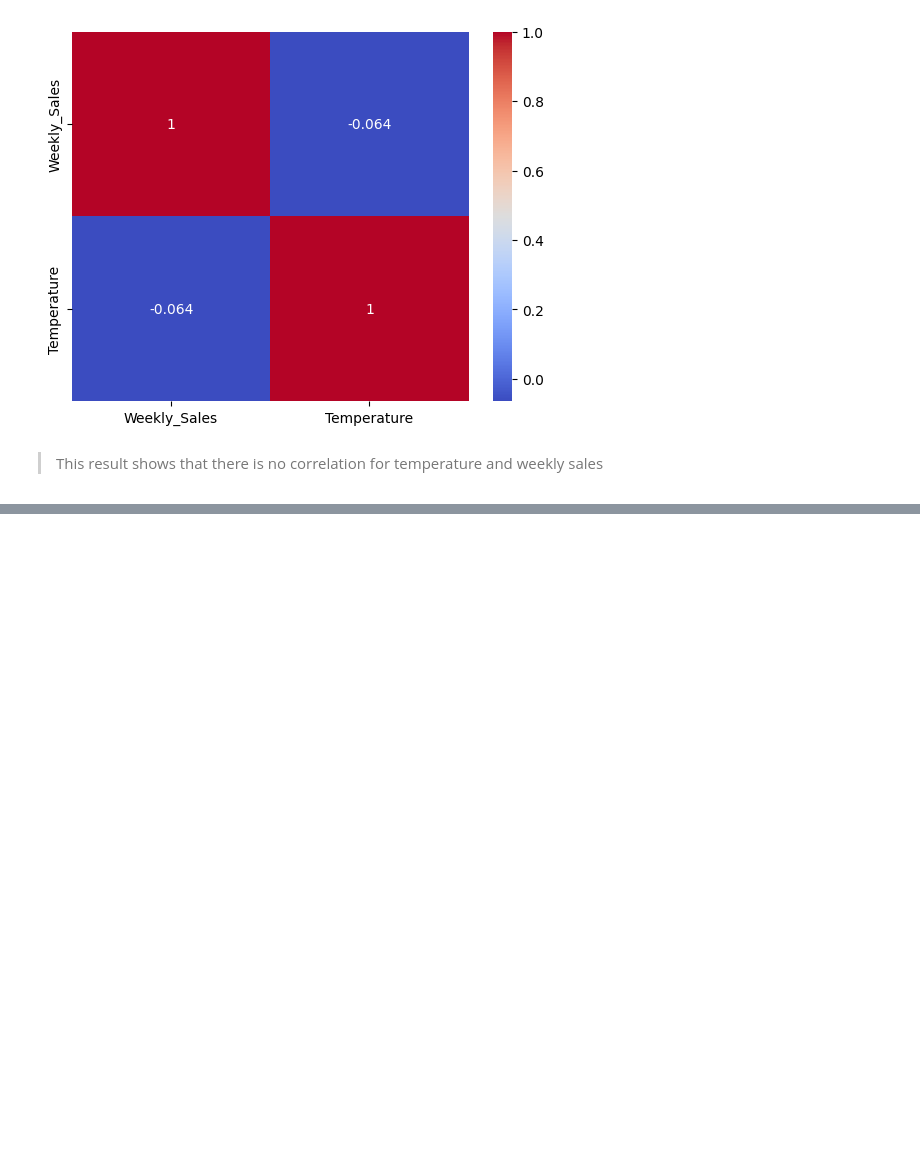
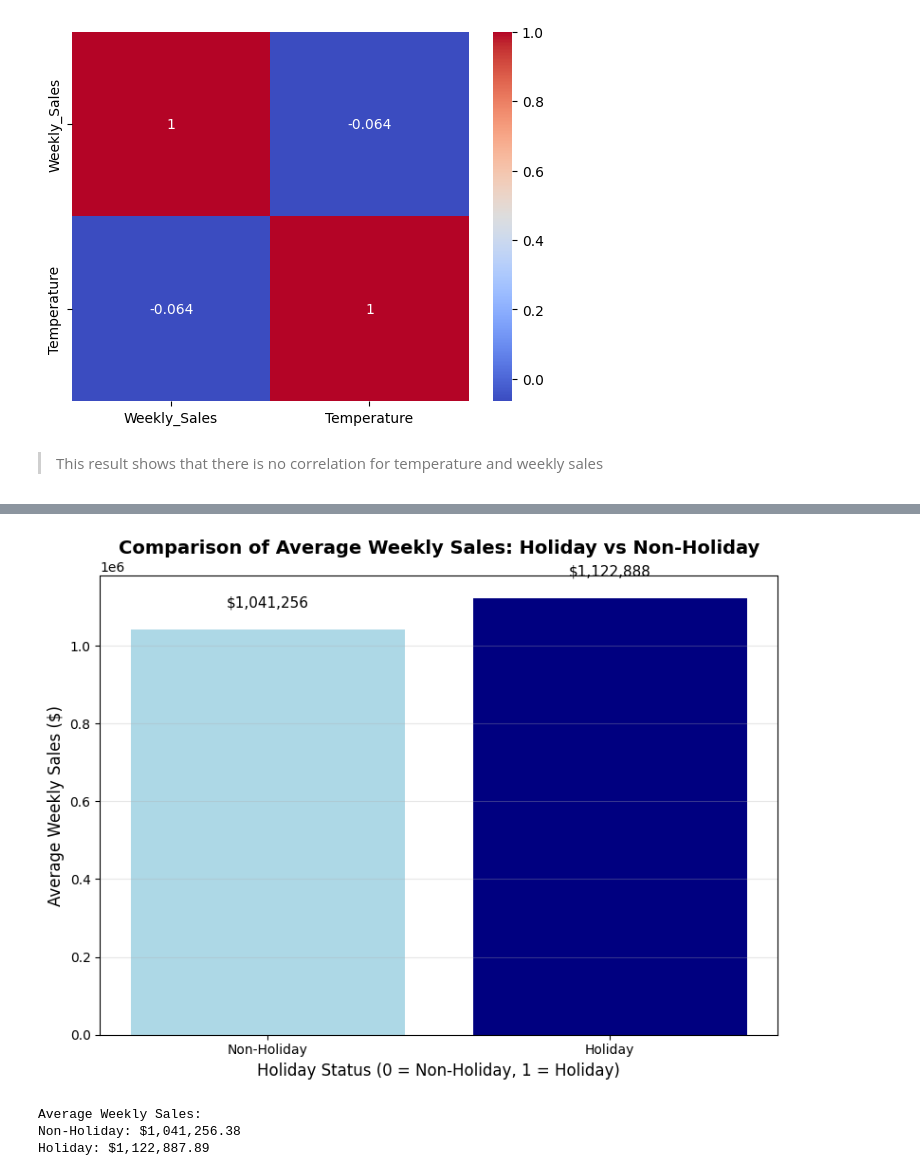
Before and after one commit to iam-devAlhan/Walmart_Sales_Trends_Prediction, a Jupyter notebook: notebooks/visualization.ipynb, the cells around one changed output, grey strips where cells are left out. Drawn from its saved outputs; the diff is of its cells as text; code cells hidden in the pictures; blank space fills up the shorter version.

```diff
--- a/notebooks/visualization.ipynb
+++ b/notebooks/visualization.ipynb
@@ -114,0 +131,31 @@ plt.show()
+# %%
+# Average Weekly Sales: Holiday vs Non-Holiday
+
+holiday_sales = df.groupby('Holiday_Flag')['Weekly_Sales'].mean()
+holiday_sales = holiday_sales.reset_index()
+
+plt.figure(figsize=(8, 6))
+plt.bar(holiday_sales['Holiday_Flag'], holiday_sales['Weekly_Sales'],
+        color=['lightblue', 'navy'])
+
+plt.xlabel('Holiday Status (0 = Non-Holiday, 1 = Holiday)', fontsize=12)
+plt.ylabel('Average Weekly Sales ($)', fontsize=12)
+plt.title('Comparison of Average Weekly Sales: Holiday vs Non-Holiday', fontsize=14, fontweight='bold')
+
+for i, value in enumerate(holiday_sales['Weekly_Sales']):
+    plt.text(i, value + 50000, f'${value:,.0f}',
+             ha='center', va='bottom', fontsize=11)
+
+plt.xticks([0, 1], ['Non-Holiday', 'Holiday'])
+plt.grid(axis='y', alpha=0.3)
+plt.tight_layout()
+plt.show()
+
+print("\nAverage Weekly Sales:")
+print(f"Non-Holiday: ${holiday_sales.loc[0, 'Weekly_Sales']:,.2f}")
+print(f"Holiday: ${holiday_sales.loc[1, 'Weekly_Sales']:,.2f}")
+# %% [output]
+[figure, added]
+Average Weekly Sales:
+Non-Holiday: $1,041,256.38
+Holiday: $1,122,887.89
```
Also changed, not shown: parts of 3 cells of this notebook.
